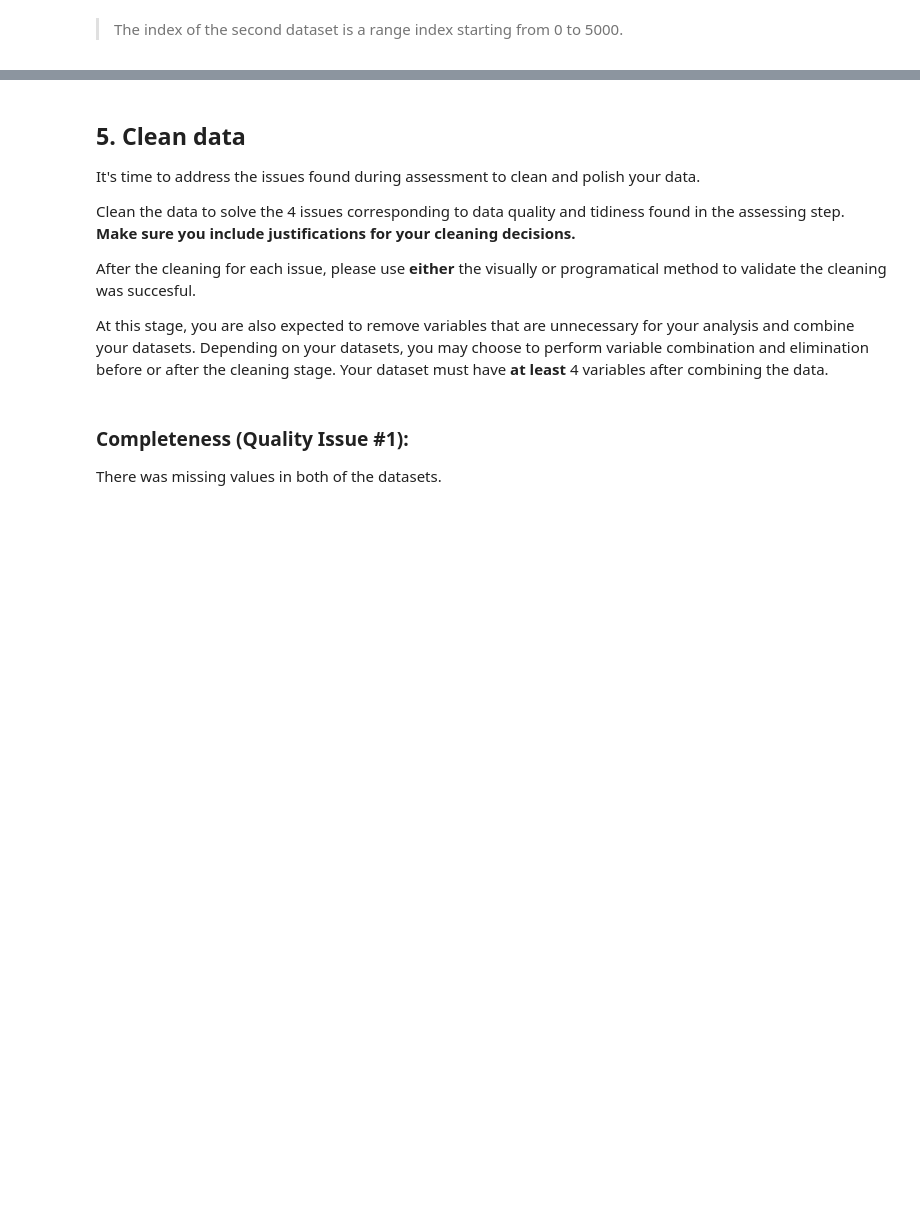
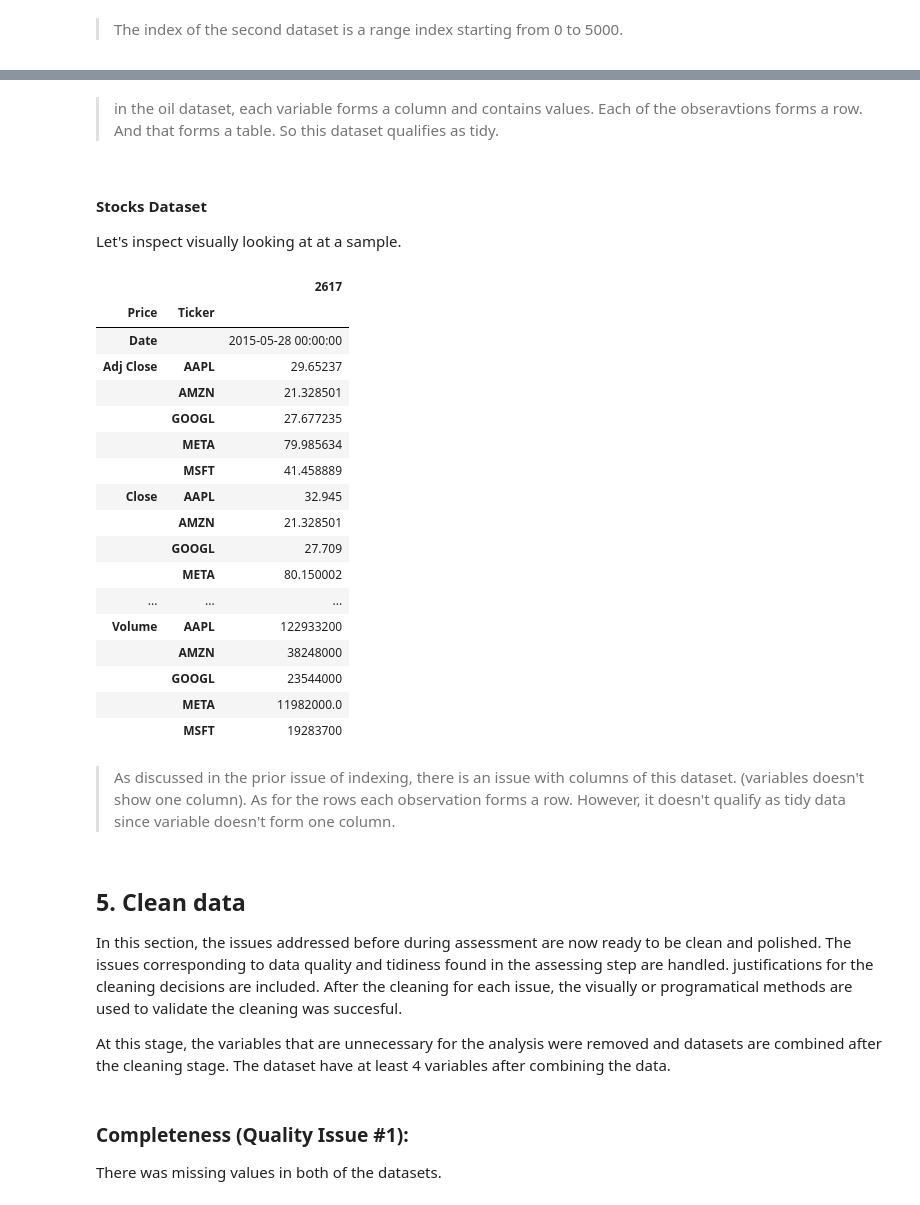
Before and after one commit to sondosaabed/Oil-vs-BigTech-stock-investigation, a Jupyter notebook: oil-bigTechCompanies-investigation.ipynb, the cells around one changed output, grey strips where cells are left out. Drawn from its saved outputs; the diff is of its cells as text; code cells hidden in the pictures; blank space fills up the shorter version.

```diff
--- a/oil-bigTechCompanies-investigation.ipynb
+++ b/oil-bigTechCompanies-investigation.ipynb
@@ -564,12 +566,36 @@ Index(['period', 'duoarea', 'area-name', 'product', 'product-name', 'process',
+# %% [markdown]
+> in the oil dataset, each variable forms a column and contains values. Each of the obseravtions forms a row. And that forms a table. So this dataset qualifies as tidy.
+# %% [markdown]
+#### **Stocks Dataset**
+Let's inspect visually looking at at a sample.
+# %%
+stocks_data.sample().T
+# %% [output]
+|  |  | 2617 |
+| Price | Ticker |  |
+| Date |  | 2015-05-28 00:00:00 |
+| Adj Close | AAPL | 29.65237 |
+|  | AMZN | 21.328501 |
+|  | GOOGL | 27.677235 |
+|  | META | 79.985634 |
+|  | MSFT | 41.458889 |
+| Close | AAPL | 32.945 |
+|  | AMZN | 21.328501 |
+|  | GOOGL | 27.709 |
+|  | META | 80.150002 |
+| ... | ... | ... |
+| Volume | AAPL | 122933200 |
+|  | AMZN | 38248000 |
+|  | GOOGL | 23544000 |
+|  | META | 11982000.0 |
+|  | MSFT | 19283700 |
+# %% [markdown]
+> As discussed in the prior issue of indexing, there is an issue with columns of this dataset.  (variables doesn't show one column). As for the rows each observation forms a row. However, it doesn't qualify as tidy data since variable doesn't form one column.
 # %% [markdown]
 ## 5. Clean data
-It's time to address the issues found during assessment to clean and polish your data.
+In this section, the issues addressed before during assessment are now ready to be clean and polished. The issues corresponding to data quality and tidiness found in the assessing step are handled. justifications for the cleaning decisions are included. After the cleaning for each issue, the visually or programatical methods are used to validate the cleaning was succesful.
 
-Clean the data to solve the 4 issues corresponding to data quality and tidiness found in the assessing step. **Make sure you include justifications for your cleaning decisions.**
-
-After the cleaning for each issue, please use **either** the visually or programatical method to validate the cleaning was succesful.
-
-At this stage, you are also expected to remove variables that are unnecessary for your analysis and combine your datasets. Depending on your datasets, you may choose to perform variable combination and elimination before or after the cleaning stage. Your dataset must have **at least** 4 variables after combining the data.
+At this stage, the variables that are unnecessary for the analysis were removed and datasets are combined after the cleaning stage. The dataset have at least 4 variables after combining the data.
 # %%
 ## Making copies of the datasets to ensure the raw dataframes are not impacted
 oil_data_cleaned = oil_data.copy()
```
Also changed, not shown: parts of 44 cells of this notebook.
